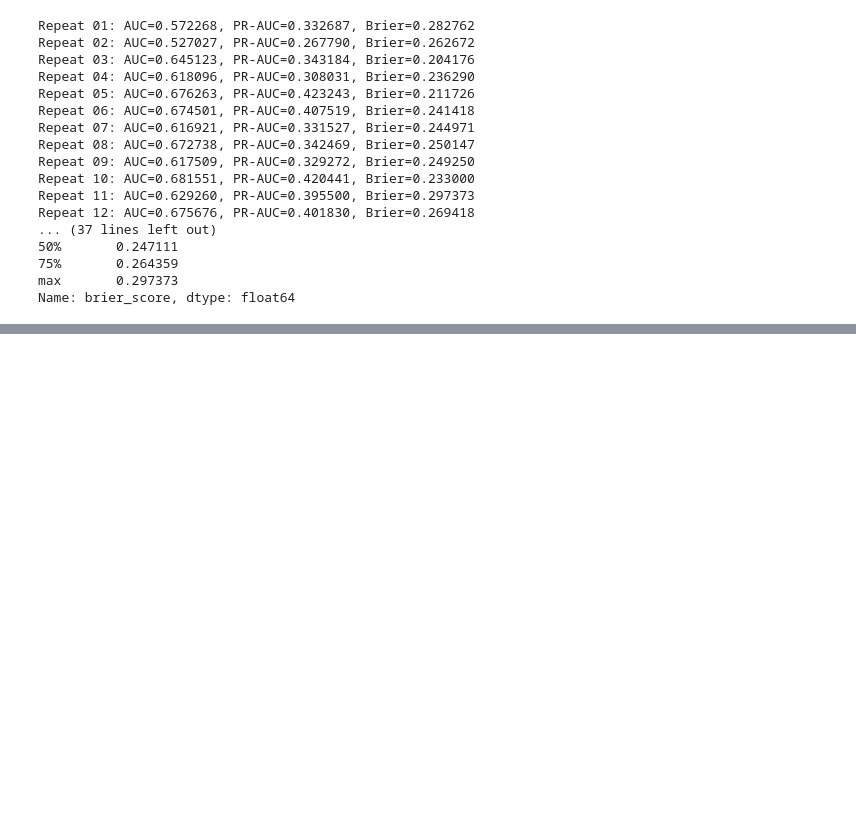
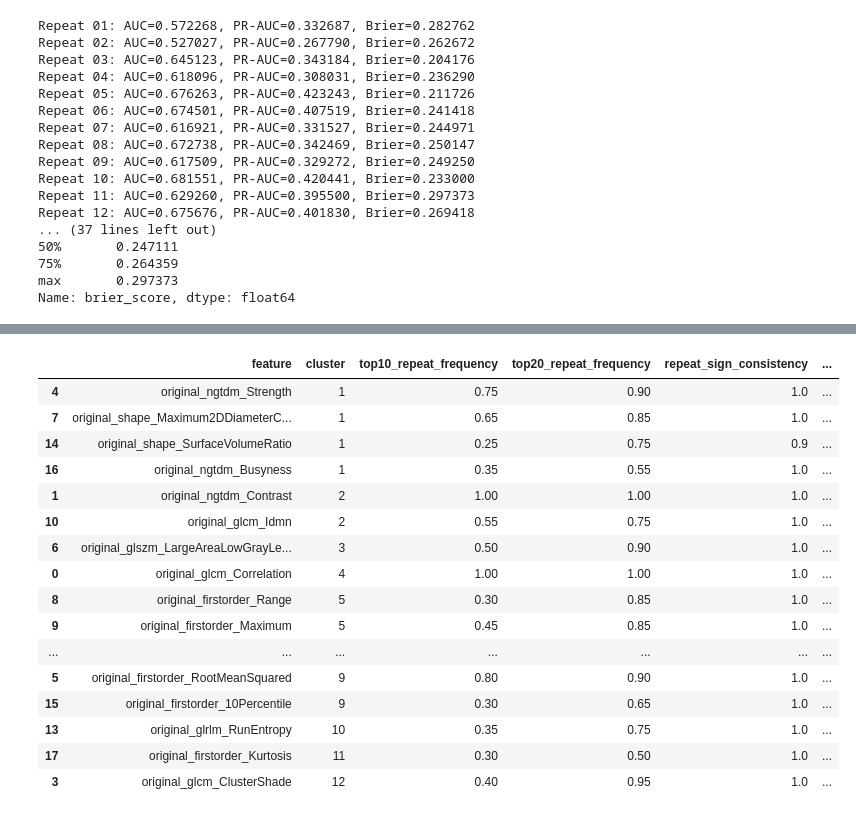
Before and after one commit to gmail2580369-del/lung2-egfr-radiomics, a Jupyter notebook: notebooks/03_modeling_nested_cv.ipynb, the cells around one changed output, grey strips where cells are left out. Cells and saved outputs as stored; diff of their text form; code cells hidden in the pictures; blank space fills up the shorter version.

```diff
--- a/notebooks/03_modeling_nested_cv.ipynb
+++ b/notebooks/03_modeling_nested_cv.ipynb
@@ -2480,0 +3138,5 @@ unweighted_df.to_csv(
+# %%
+stable_features = repeat_stable_core["feature"].tolist()
+
+print("Stable feature count:", len(stable_features))
+print(stable_features)
@@ -2480,0 +3146,4 @@ unweighted_df.to_csv(
+# %%
+stable_corr = X[stable_features].corr(method="spearman")
+
+display(stable_corr.round(2))
@@ -2480,0 +3283,75 @@ unweighted_df.to_csv(
+# %%
+# 绝对 Spearman 相关
+abs_corr = stable_corr.abs()
+
+# 距离 = 1 - |correlation|
+distance_matrix = (1 - abs_corr).copy()
+
+# 转成可写 numpy 数组
+distance_array = distance_matrix.to_numpy(copy=True)
+
+# 对角线设为 0
+np.fill_diagonal(distance_array, 0)
+
+condensed_distance = squareform(
+    distance_array,
+    checks=False
+)
+
+Z = linkage(
+    condensed_distance,
+    method="average"
+)
+
+# |r| >= 0.80 <=> distance <= 0.20
+cluster_labels = fcluster(
+    Z,
+    t=0.20,
+    criterion="distance"
+)
+
+cluster_df = pd.DataFrame({
+    "feature": stable_features,
+    "cluster": cluster_labels
+})
+
+cluster_df = (
+    cluster_df
+    .merge(
+        repeat_stability_df[
+            [
+                "feature",
+                "top10_repeat_frequency",
+                "top20_repeat_frequency",
+                "repeat_sign_consistency",
+                "median_repeat_coefficient"
+            ]
+        ],
+        on="feature",
+        how="left"
+    )
+    .sort_values(
+        ["cluster", "top20_repeat_frequency"],
+        ascending=[True, False]
+    )
+)
+
+display(cluster_df)
+# %% [output]
+|  | feature | cluster | top10_repeat_frequency | top20_repeat_frequency | repeat_sign_consistency | ... |
+| 4 | original_ngtdm_Strength | 1 | 0.75 | 0.90 | 1.0 | ... |
+| 7 | original_shape_Maximum2DDiameterC... | 1 | 0.65 | 0.85 | 1.0 | ... |
+| 14 | original_shape_SurfaceVolumeRatio | 1 | 0.25 | 0.75 | 0.9 | ... |
+| 16 | original_ngtdm_Busyness | 1 | 0.35 | 0.55 | 1.0 | ... |
+| 1 | original_ngtdm_Contrast | 2 | 1.00 | 1.00 | 1.0 | ... |
+| 10 | original_glcm_Idmn | 2 | 0.55 | 0.75 | 1.0 | ... |
+| 6 | original_glszm_LargeAreaLowGrayLe... | 3 | 0.50 | 0.90 | 1.0 | ... |
+| 0 | original_glcm_Correlation | 4 | 1.00 | 1.00 | 1.0 | ... |
+| 8 | original_firstorder_Range | 5 | 0.30 | 0.85 | 1.0 | ... |
+| 9 | original_firstorder_Maximum | 5 | 0.45 | 0.85 | 1.0 | ... |
+| ... | ... | ... | ... | ... | ... | ... |
+| 5 | original_firstorder_RootMeanSquared | 9 | 0.80 | 0.90 | 1.0 | ... |
+| 15 | original_firstorder_10Percentile | 9 | 0.30 | 0.65 | 1.0 | ... |
+| 13 | original_glrlm_RunEntropy | 10 | 0.35 | 0.75 | 1.0 | ... |
+| 17 | original_firstorder_Kurtosis | 11 | 0.30 | 0.50 | 1.0 | ... |
+| 3 | original_glcm_ClusterShade | 12 | 0.40 | 0.95 | 1.0 | ... |
```
Also changed, not shown: parts of 19 cells of this notebook, 10 other files.
